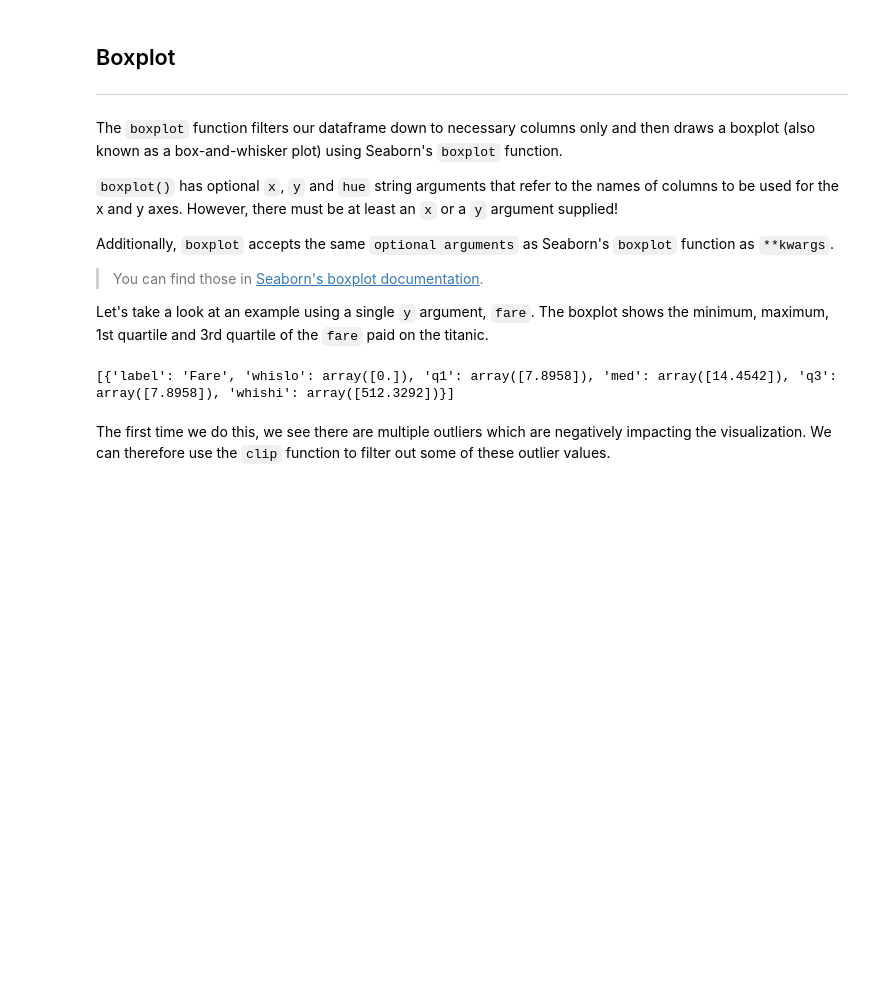
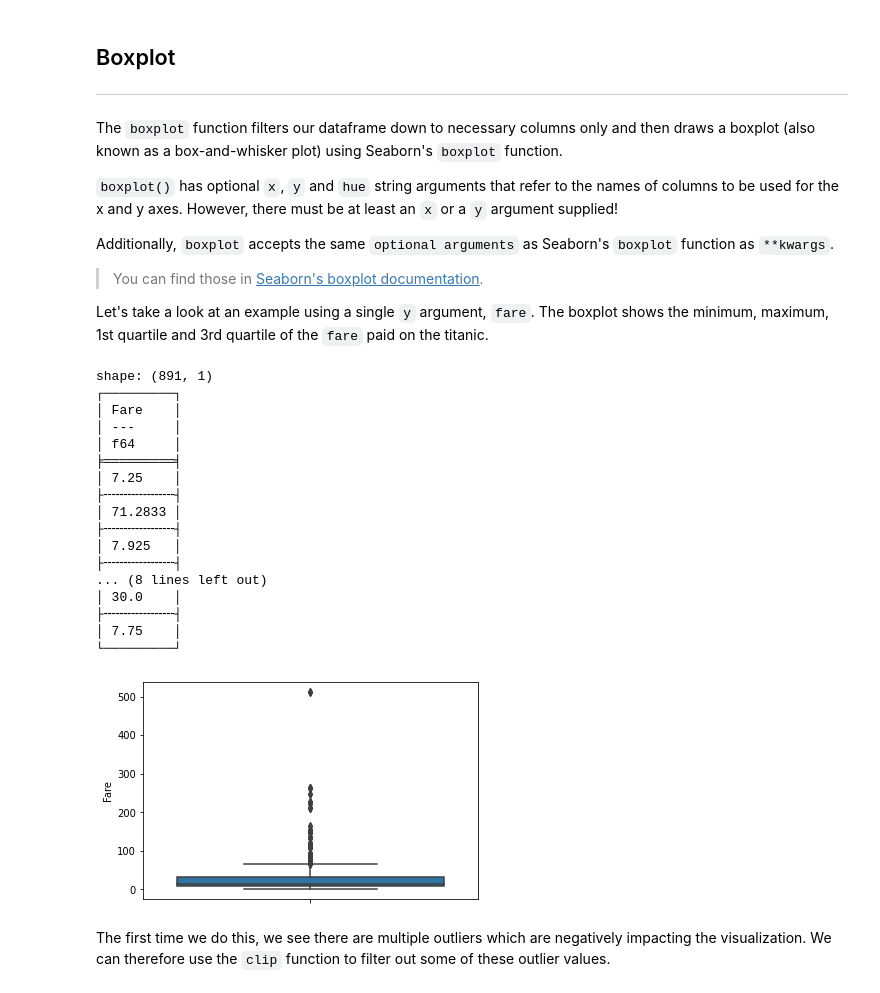
Before and after one commit to mithril-security/bastionlab, a Jupyter notebook: docs/docs/tutorials/visualization.ipynb, the cells around one changed output. Drawn from its saved outputs; the diff is of its cells as text; code cells hidden in the pictures; blank space fills up the shorter version.

```diff
--- a/docs/docs/tutorials/visualization.ipynb
+++ b/docs/docs/tutorials/visualization.ipynb
@@ -176,12 +176,28 @@ Additionally, `boxplot` accepts the same `optional arguments` as Seaborn's `boxp
 
 Let's take a look at an example using a single `y` argument, `fare`. The boxplot shows the minimum, maximum, 1st quartile and 3rd quartile of the `fare` paid on the titanic.
 # %%
-rdf.boxplot(
+rdf.collect().boxplot(
     y="Fare",
 )
-connection.close()
 # %% [output]
-[{'label': 'Fare', 'whislo': array([0.]), 'q1': array([7.8958]), 'med': array([14.4542]), 'q3': array([7.8958]), 'whishi': array([512.3292])}]
+shape: (891, 1)
+┌─────────┐
+│ Fare    │
+│ ---     │
+│ f64     │
+╞═════════╡
+│ 7.25    │
+├╌╌╌╌╌╌╌╌╌┤
+│ 71.2833 │
+├╌╌╌╌╌╌╌╌╌┤
+│ 7.925   │
+├╌╌╌╌╌╌╌╌╌┤
+... (8 lines left out)
+│ 30.0    │
+├╌╌╌╌╌╌╌╌╌┤
+│ 7.75    │
+└─────────┘
+[figure, added]
 # %% [markdown]
 The first time we do this, we see there are multiple outliers which are negatively impacting the visualization. We can therefore use the `clip` function to filter out some of these outlier values.
 # %%
```
Also changed, not shown: parts of 5 cells of this notebook, 2 other files.
